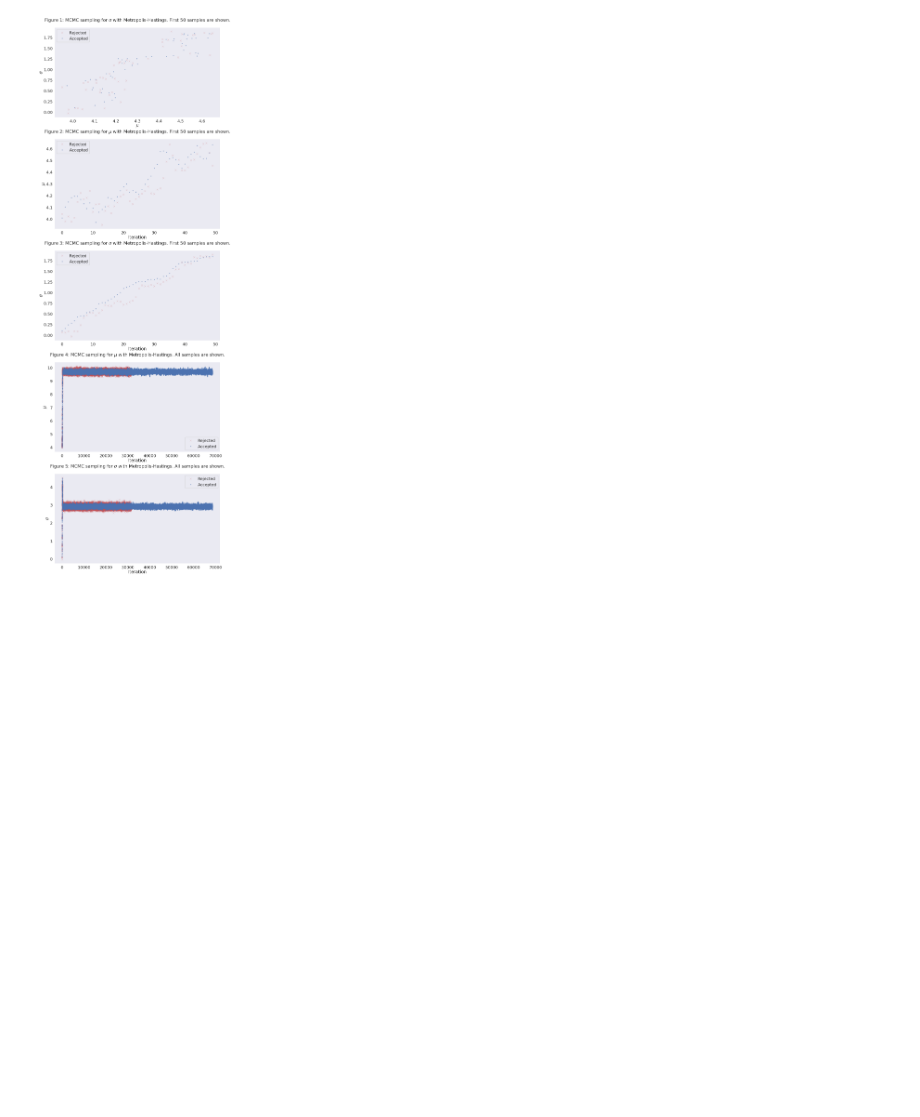
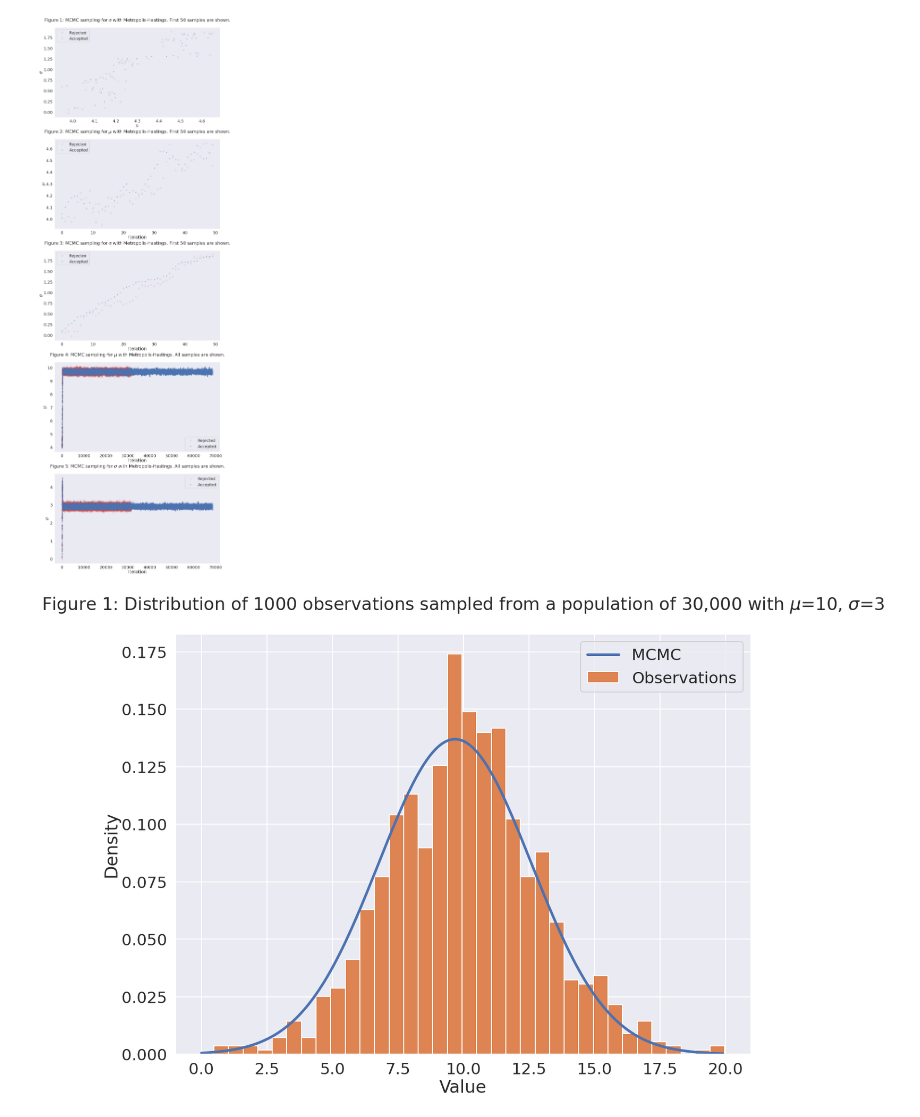
Before and after one commit to colesturza/CSCI5822-Final-Project, a Jupyter notebook: python/mcmc_normal_distribution_test.ipynb, the cells around one changed output. Saved outputs shown, nothing was run; the diff lists cells and outputs as text; code cells hidden in the pictures; blank space fills up the shorter version.

Commit message:
Add MCMC result

```diff
--- a/python/mcmc_normal_distribution_test.ipynb
+++ b/python/mcmc_normal_distribution_test.ipynb
@@ -200,3 +200,19 @@ fig.tight_layout()
 plt.show()
 # %% [output]
 [figure]
+# %%
+mu = np.mean(accepted[:,0])
+sigma = np.mean(accepted[:,1])
+# %%
+xs = np.arange(0, 20, 0.1)
+
+fig, ax = plt.subplots(figsize=(20,15))
+ax.plot(xs, norm.pdf(xs, mu, sigma), lw=5, label='MCMC')
+ax.hist(observation, bins=35, density=True, label='Observations')
+ax.set_xlabel("Value")
+ax.set_ylabel("Density")
+ax.set_title("Figure 1: Distribution of 1000 observations sampled from a population of 30,000 with $\mu$=10, $\sigma$=3\n")
+ax.legend()
+plt.show()
+# %% [output]
+[figure, added]
```
